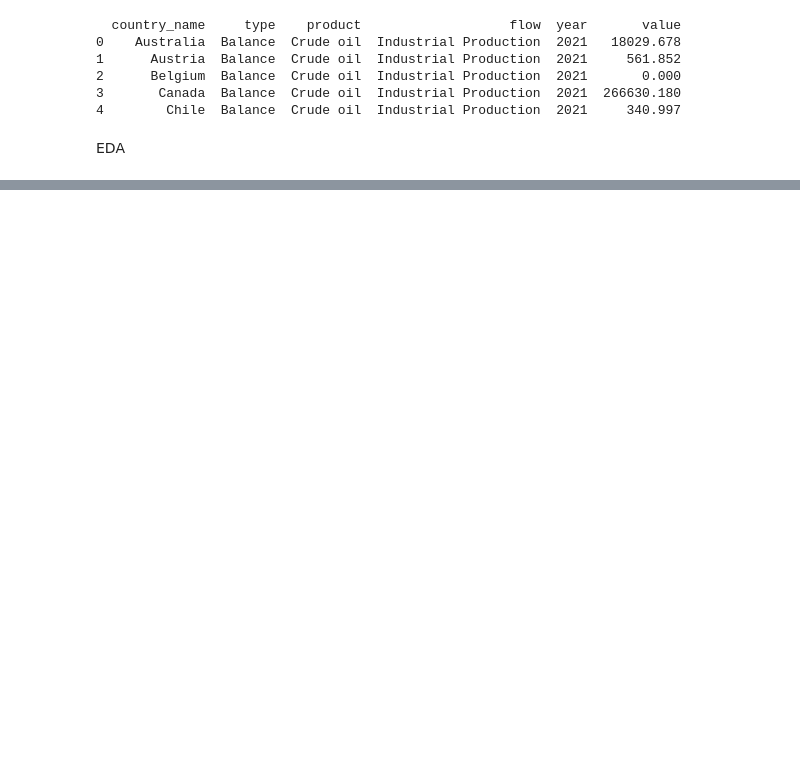
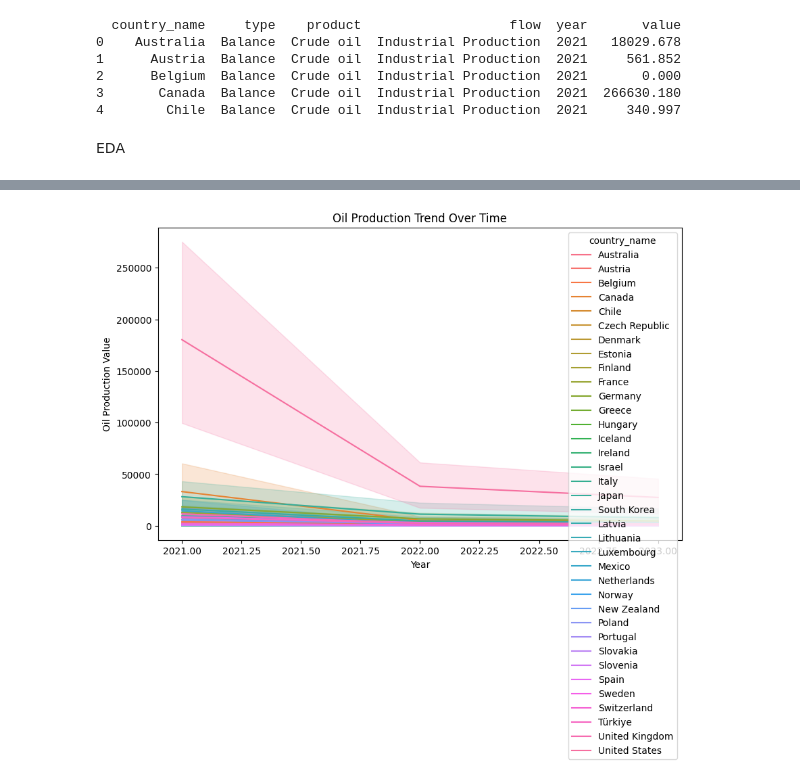
Before and after one commit to jodahe1/Birhan-Energies-, a Jupyter notebook: Task 1/Scripts/oilPriceDataCleaning.ipynb, the cells around one changed output, grey strips where cells are left out. Cells and saved outputs as stored; diff of their text form; code cells hidden in the pictures; blank space fills up the shorter version.

```diff
--- a/Task 1/Scripts/oilPriceDataCleaning.ipynb
+++ b/Task 1/Scripts/oilPriceDataCleaning.ipynb
@@ -53,0 +66,10 @@ plt.show()
+# %%
+# 4. Oil Production Trend Over Time
+plt.figure(figsize=(10, 6))
+sns.lineplot(x='year', y='value', data=data, hue='country_name')
+plt.title('Oil Production Trend Over Time')
+plt.xlabel('Year')
+plt.ylabel('Oil Production Value')
+plt.show()
+# %% [output]
+[figure, added]
```
Also changed, not shown: parts of 7 cells of this notebook, 4 other files.
